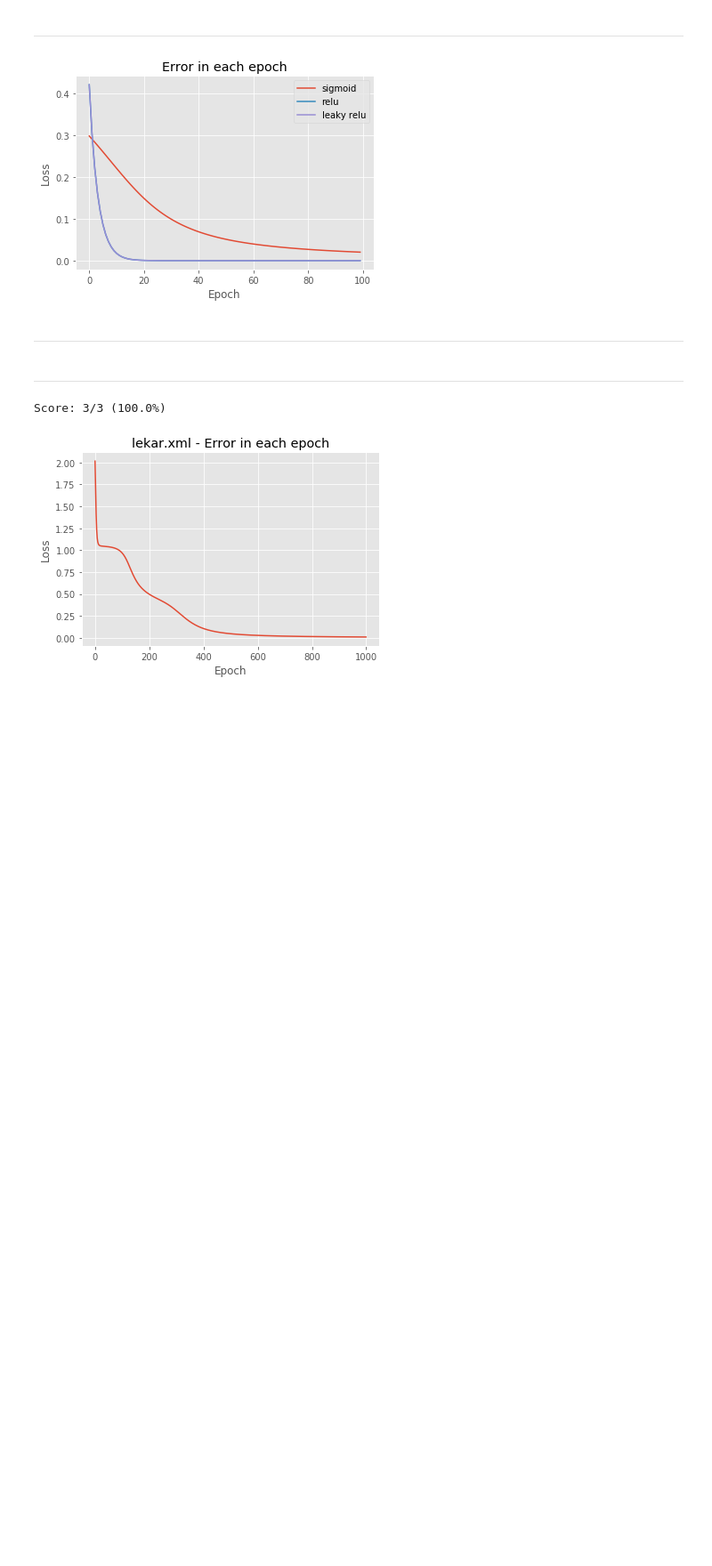
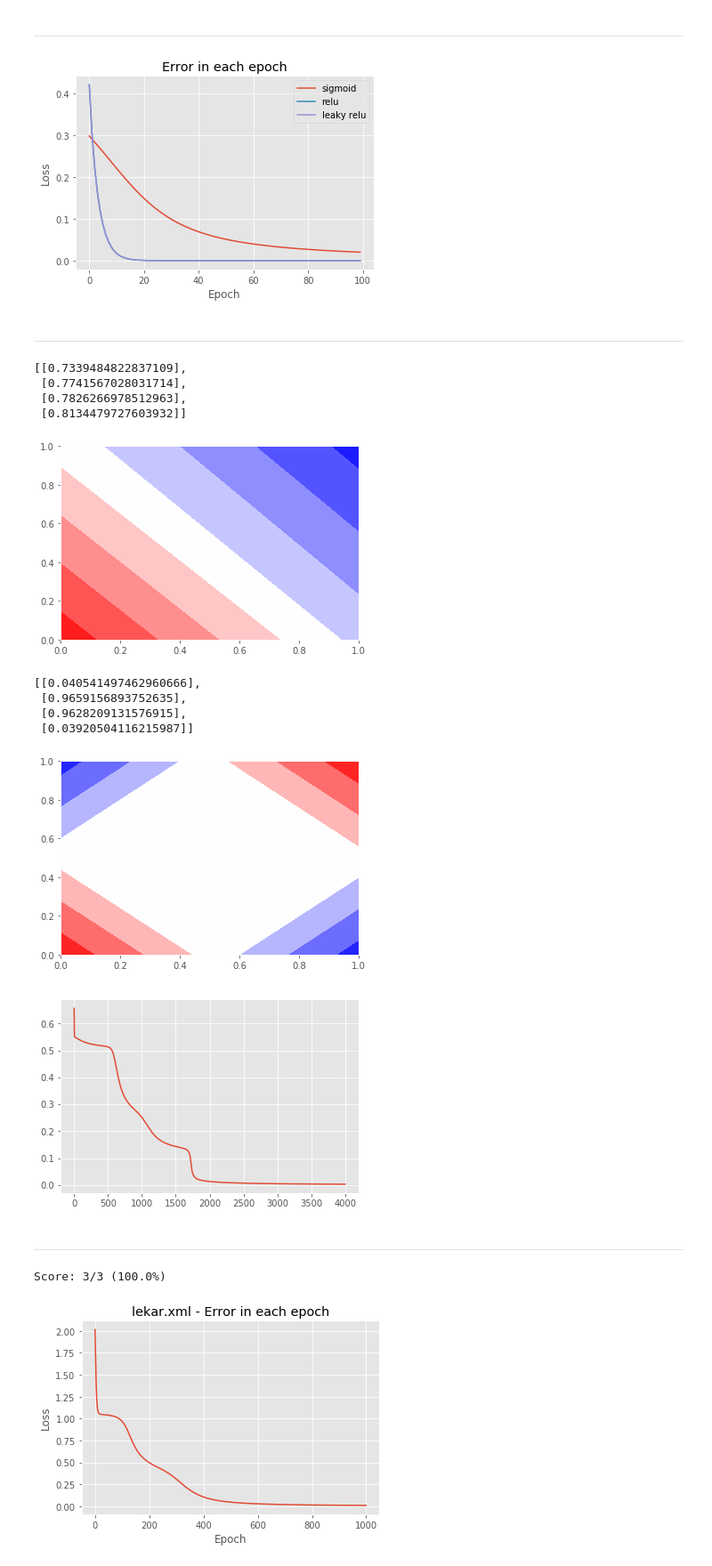
Before and after one commit to JanVargovsky/NS, a Jupyter notebook: backpropagation/backpropagation.ipynb, the cells around one changed output. Shown at 89% size. Saved outputs shown, nothing was run; the diff lists cells and outputs as text; code cells hidden in the pictures; blank space fills up the shorter version.

```diff
--- a/backpropagation/backpropagation.ipynb
+++ b/backpropagation/backpropagation.ipynb
@@ -187,26 +187,38 @@ plt.show()
 # %% [markdown]
 ---
 # %%
-# XOR ... doesnt work for some reason
-nn = NeuralNetworkBuilder.build(2, [2, 2, 1], Sigmoid())
+## XOR ... doesnt work for some reason
+nn = NeuralNetworkBuilder.build(2, [4, 1], Sigmoid())
 train_x = [[0, 0], [0, 1], [1, 0], [1, 1]]
 train_y = [[0], [1], [1], [0]]
 
 display(nn.predict(train_x))
 plot_space(nn)
 plt.show()
 
-epochs = 1000
+epochs = 4000
 loss = []
 for i in range(epochs):
     #display(nn.predict(train_x))
     loss.append(nn.train(train_x, train_y, 1))
 
 display(nn.predict(train_x))
 plot_space(nn)
 plt.show()
 plt.plot(loss)
 plt.show()
+# %% [output]
+[[0.7339484822837109],
+ [0.7741567028031714],
+ [0.7826266978512963],
+ [0.8134479727603932]]
+[figure, added]
+[[0.040541497462960666],
+ [0.9659156893752635],
+ [0.9628209131576915],
+ [0.03920504116215987]]
+[figure, added]
+[figure, added]
 # %% [markdown]
 ---
 # %%
```
